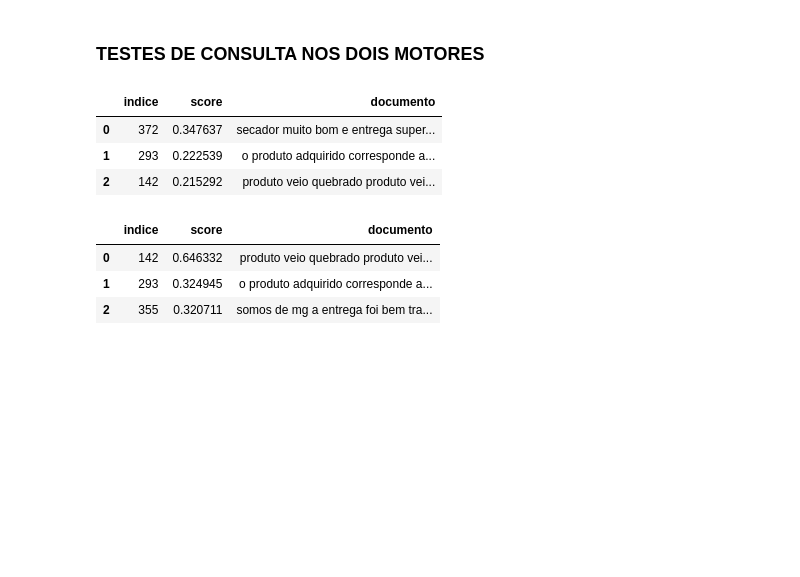
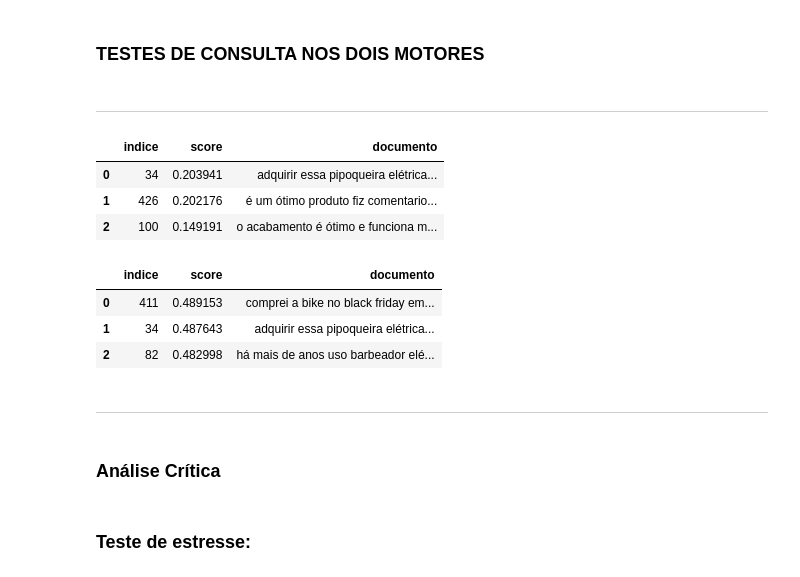
Before and after one commit to Dougbrdev/Motores-de-busca-l-xico-e-sem-ntico, a Jupyter notebook: Notebooks/Situação_de_Aprendizagem_Motores_de_Busca_Comparativos_(Vetorização_Léxica_vs_Semântica).ipynb, the cells around one changed output. Cells and saved outputs as stored; diff of their text form; code cells hidden in the pictures; blank space fills up the shorter version.

```diff
--- a/Notebooks/Situação_de_Aprendizagem_Motores_de_Busca_Comparativos_(Vetorização_Léxica_vs_Semântica).ipynb
+++ b/Notebooks/Situação_de_Aprendizagem_Motores_de_Busca_Comparativos_(Vetorização_Léxica_vs_Semântica).ipynb
@@ -257,24 +256,32 @@ Top 3 resultados semânticos:
 # %% [markdown]
 ### TESTES DE CONSULTA NOS DOIS MOTORES
+# %% [markdown]
+----------------------------------------------------------------------------------------------------------------------------------------------------------------------------------------------------
 # %%
-consulta = "ompre na loja de dinossauros"
+consulta = "Bicicleta elétrica"
 resultados_tfidf = buscar_tfidf(consulta)
 
 with pd.option_context('display.max_colwidth', None):
     display(resultados_tfidf)
 # %% [output]
 |  | indice | score | documento |
-| 0 | 372 | 0.347637 | secador muito bom e entrega super... |
-| 1 | 293 | 0.222539 | o produto adquirido corresponde a... |
-| 2 | 142 | 0.215292 | produto veio quebrado produto vei... |
+| 0 | 34 | 0.203941 | adquirir essa pipoqueira elétrica... |
+| 1 | 426 | 0.202176 | é um ótimo produto fiz comentario... |
+| 2 | 100 | 0.149191 | o acabamento é ótimo e funciona m... |
 # %%
-consulta = "Compre na loja de dinossauros"
+consulta = "Bicicleta elétrica"
 resultados_semanticos = buscar_semantico(consulta)
 
 with pd.option_context('display.max_colwidth', None):
     display(resultados_semanticos)
 # %% [output]
 |  | indice | score | documento |
-| 0 | 142 | 0.646332 | produto veio quebrado produto vei... |
-| 1 | 293 | 0.324945 | o produto adquirido corresponde a... |
-| 2 | 355 | 0.320711 | somos de mg a entrega foi bem tra... |
+| 0 | 411 | 0.489153 | comprei a bike no black friday em... |
+| 1 | 34 | 0.487643 | adquirir essa pipoqueira elétrica... |
+| 2 | 82 | 0.482998 | há mais de anos uso barbeador elé... |
+# %% [markdown]
+----------------------------------------------------------------------------------------------------------------------------------------------------------------------------------------------------
+# %% [markdown]
+### Análise Crítica
+# %% [markdown]
+### Teste de estresse:
```
Also changed, not shown: parts of 7 cells of this notebook.
